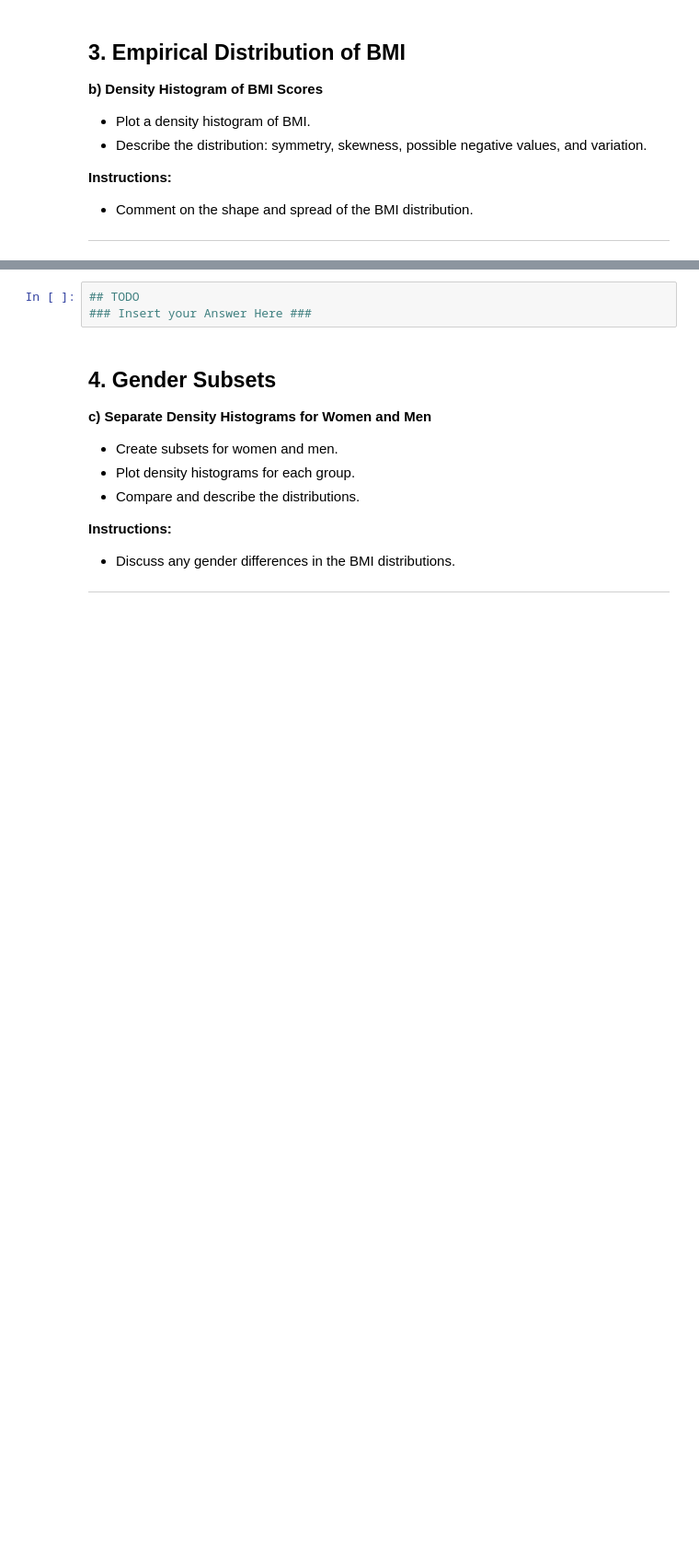
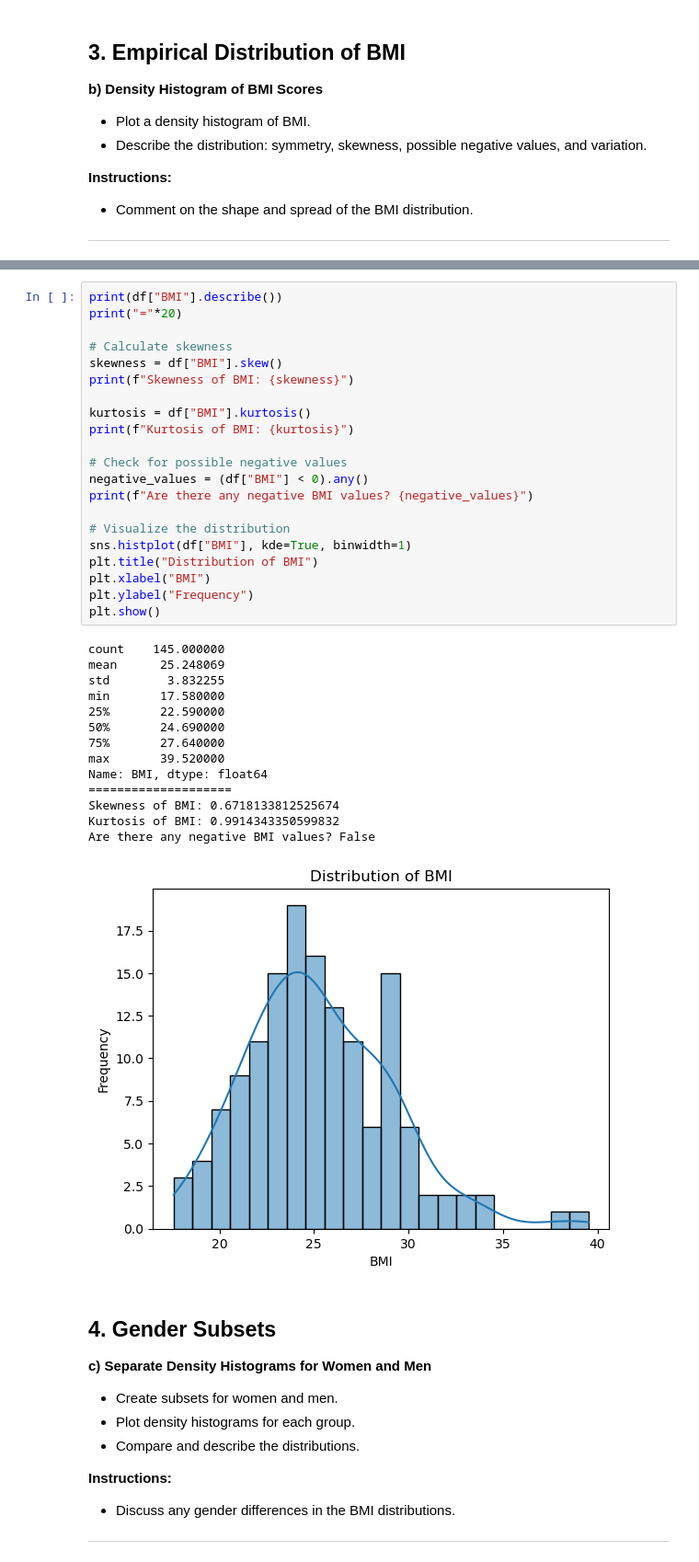
Before and after one commit to martijnooo/lab-eda-bmi, a Jupyter notebook: your-code/Descriptive_Analysis_BMI.ipynb, the cells around one changed output, grey strips where cells are left out. Shown: that part at 92% size. Drawn from its saved outputs; the diff is of its cells as text; blank space fills up the shorter version.

```diff
--- a/your-code/Descriptive_Analysis_BMI.ipynb
+++ b/your-code/Descriptive_Analysis_BMI.ipynb
@@ -66,6 +221,39 @@ Overweight and obesity, measured by Body Mass Index (BMI), are increasing health
 # %%
-## TODO
-### Insert your Answer Here ###
+print(df["BMI"].describe())
+print("="*20)
+
+# Calculate skewness
+skewness = df["BMI"].skew()
+print(f"Skewness of BMI: {skewness}")
+
+kurtosis = df["BMI"].kurtosis()
+print(f"Kurtosis of BMI: {kurtosis}")
+
+# Check for possible negative values
+negative_values = (df["BMI"] < 0).any()
+print(f"Are there any negative BMI values? {negative_values}")
+
+# Visualize the distribution
+sns.histplot(df["BMI"], kde=True, binwidth=1)
+plt.title("Distribution of BMI")
+plt.xlabel("BMI")
+plt.ylabel("Frequency")
+plt.show()
+# %% [output]
+count    145.000000
+mean      25.248069
+std        3.832255
+min       17.580000
+25%       22.590000
+50%       24.690000
+75%       27.640000
+max       39.520000
+Name: BMI, dtype: float64
+====================
+Skewness of BMI: 0.6718133812525674
+Kurtosis of BMI: 0.9914343350599832
+Are there any negative BMI values? False
+[figure, added]
 # %% [markdown]
 
 ## 4. Gender Subsets
```
Also changed, not shown: parts of 27 cells of this notebook.
